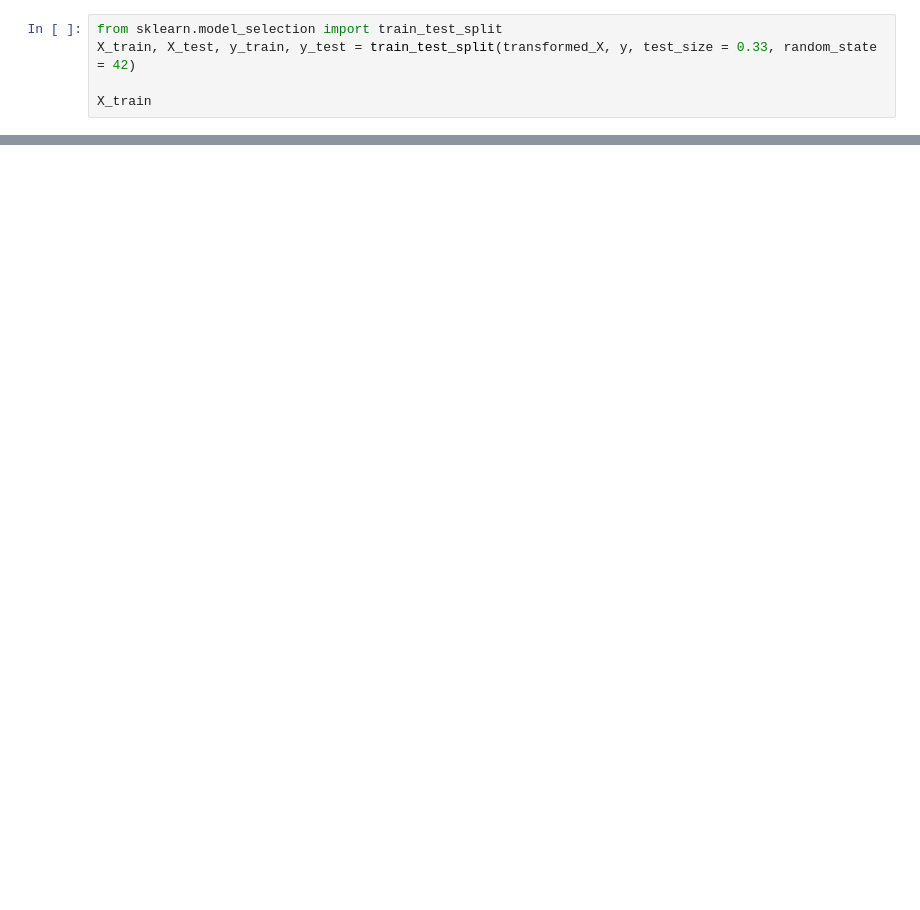
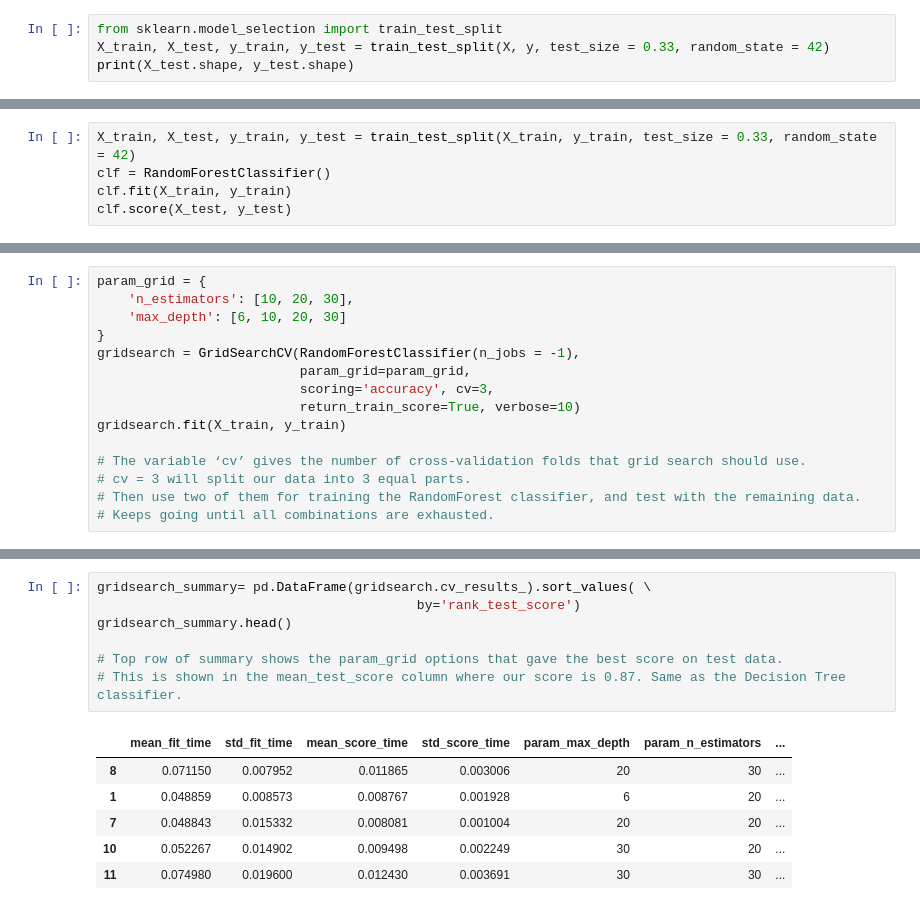
Before and after one commit to benwbarr/Transplant_Project, a Jupyter notebook: machine_learning/correct_survival.ipynb, the cells around one changed output, grey strips where cells are left out. Drawn from its saved outputs; the diff is of its cells as text; blank space fills up the shorter version.

```diff
--- a/machine_learning/correct_survival.ipynb
+++ b/machine_learning/correct_survival.ipynb
@@ -100,6 +129,5 @@ transformed_X
 # %%
 from sklearn.model_selection import train_test_split
-X_train, X_test, y_train, y_test = train_test_split(transformed_X, y, test_size = 0.33, random_state = 42)
-
-X_train
+X_train, X_test, y_train, y_test = train_test_split(X, y, test_size = 0.33, random_state = 42)
+print(X_test.shape, y_test.shape)
 # %% [output]
@@ -150,0 +236,5 @@ array([[0.5  , 1.   , 0.   , 0.227],
+# %%
+X_train, X_test, y_train, y_test = train_test_split(X_train, y_train, test_size = 0.33, random_state = 42)
+clf = RandomForestClassifier()
+clf.fit(X_train, y_train)
+clf.score(X_test, y_test)
@@ -150,0 +243,15 @@ array([[0.5  , 1.   , 0.   , 0.227],
+# %%
+param_grid = {
+    'n_estimators': [10, 20, 30],
+    'max_depth': [6, 10, 20, 30]
+}
+gridsearch = GridSearchCV(RandomForestClassifier(n_jobs = -1),
+                          param_grid=param_grid,
+                          scoring='accuracy', cv=3,
+                          return_train_score=True, verbose=10)
+gridsearch.fit(X_train, y_train)
+
+# The variable ‘cv’ gives the number of cross-validation folds that grid search should use.
+# cv = 3 will split our data into 3 equal parts.
+# Then use two of them for training the RandomForest classifier, and test with the remaining data.
+# Keeps going until all combinations are exhausted.
@@ -150,0 +328,14 @@ array([[0.5  , 1.   , 0.   , 0.227],
+# %%
+gridsearch_summary= pd.DataFrame(gridsearch.cv_results_).sort_values( \
+                                         by='rank_test_score')
+gridsearch_summary.head()
+
+# Top row of summary shows the param_grid options that gave the best score on test data.
+# This is shown in the mean_test_score column where our score is 0.87. Same as the Decision Tree classifier.
+# %% [output]
+|  | mean_fit_time | std_fit_time | mean_score_time | std_score_time | param_max_depth | param_n_estimators | ... |
+| 8 | 0.071150 | 0.007952 | 0.011865 | 0.003006 | 20 | 30 | ... |
+| 1 | 0.048859 | 0.008573 | 0.008767 | 0.001928 | 6 | 20 | ... |
+| 7 | 0.048843 | 0.015332 | 0.008081 | 0.001004 | 20 | 20 | ... |
+| 10 | 0.052267 | 0.014902 | 0.009498 | 0.002249 | 30 | 20 | ... |
+| 11 | 0.074980 | 0.019600 | 0.012430 | 0.003691 | 30 | 30 | ... |
```
Also changed, not shown: parts of 29 cells of this notebook, 3 other files.
